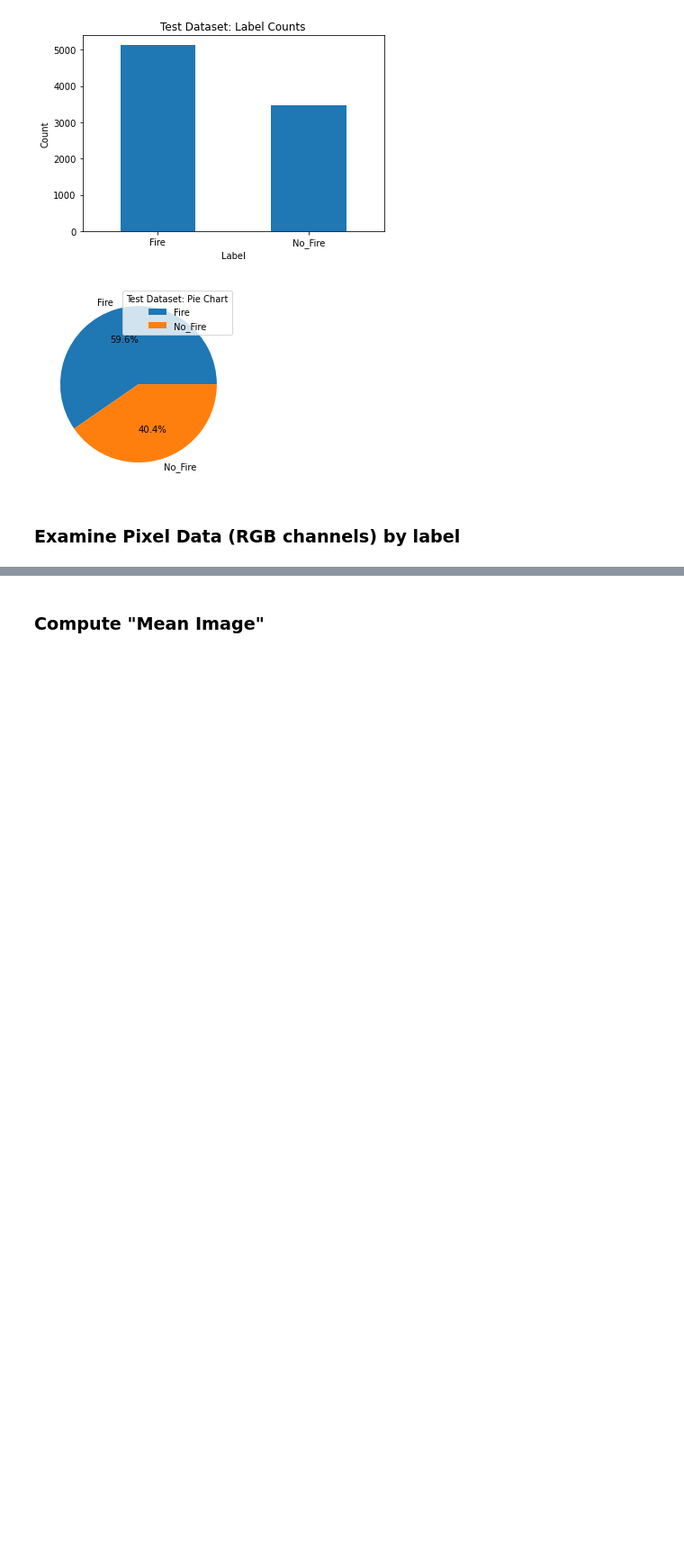
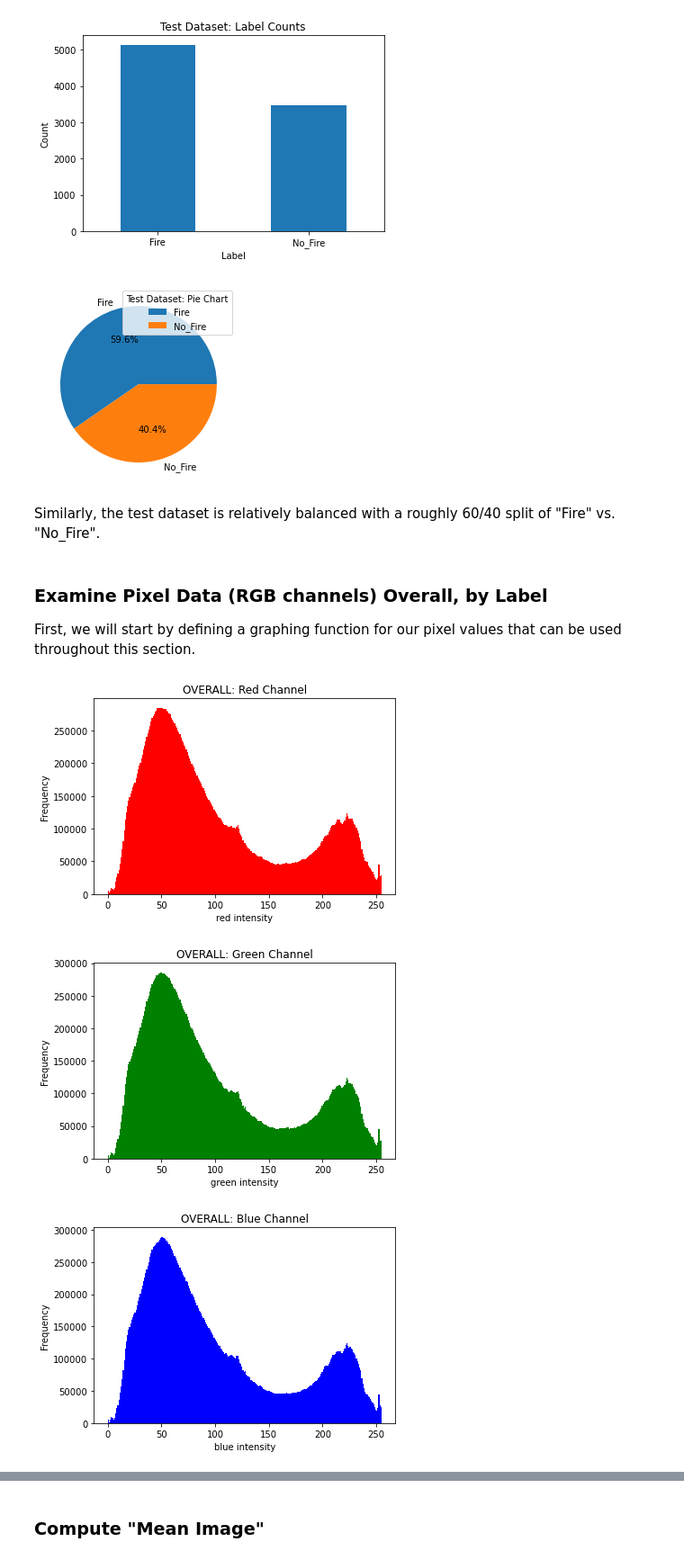
Before and after one commit to ris3abh/DL-firefighters, a Jupyter notebook: code/DSCI 591 - EDA on FLAME 1 Dataset.ipynb, the cells around one changed output, grey strips where cells are left out. Shown: that part at 90% size. Cells and saved outputs as stored; diff of their text form; code cells hidden in the pictures; blank space fills up the shorter version.

```diff
--- a/code/DSCI 591 - EDA on FLAME 1 Dataset.ipynb
+++ b/code/DSCI 591 - EDA on FLAME 1 Dataset.ipynb
@@ -277,5 +345,30 @@ plt.legend(title = "Test Dataset: Pie Chart")
 plt.show()
 # %% [output]
 [figure]
+# %% [markdown]
+Similarly, the test dataset is relatively balanced with a roughly 60/40 split of "Fire" vs. "No_Fire".
 # %% [markdown]
-### Examine Pixel Data (RGB channels) by label
+### Examine Pixel Data (RGB channels) Overall, by Label
+
+First, we will start by defining a graphing function for our pixel values that can be used throughout this section.
+# %%
+# Create a graphing function for a histogram of red/blue/green channel values
+def plot_channel_values(title, image_array, channel, color):
+    plt.hist(image_array[:,:,channel].ravel(), bins=256, color = color)
+    plt.title(title)
+    plt.xlabel(color + ' intensity')
+    plt.ylabel('Frequency')
+    plt.show()
+# %%
+# OVERALL: Red Channel
+plot_channel_values("OVERALL: Red Channel", train_img_array, 0, 'red')
+
+# OVERALL: Green Channel
+plot_channel_values("OVERALL: Green Channel", train_img_array, 1, 'green')
+
+# OVERALL: Blue Channel
+plot_channel_values("OVERALL: Blue Channel", train_img_array, 2, 'blue')
+# %% [output]
+[figure, added]
+[figure, added]
+[figure, added]
```
Also changed, not shown: parts of 36 cells of this notebook.
